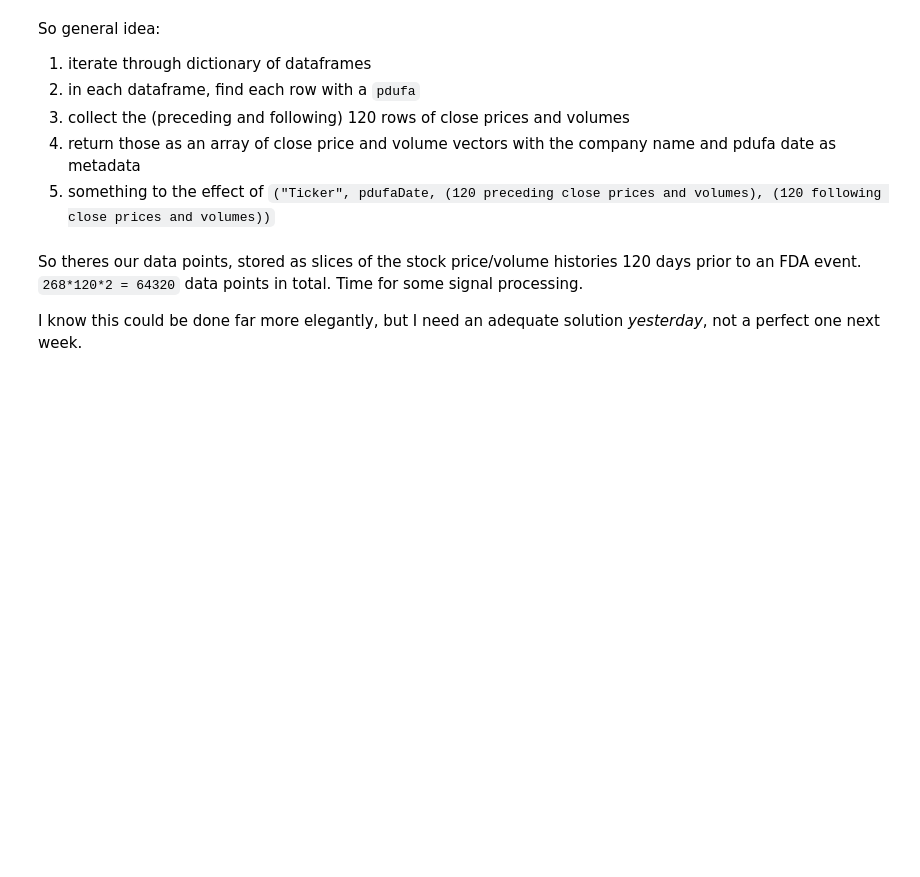
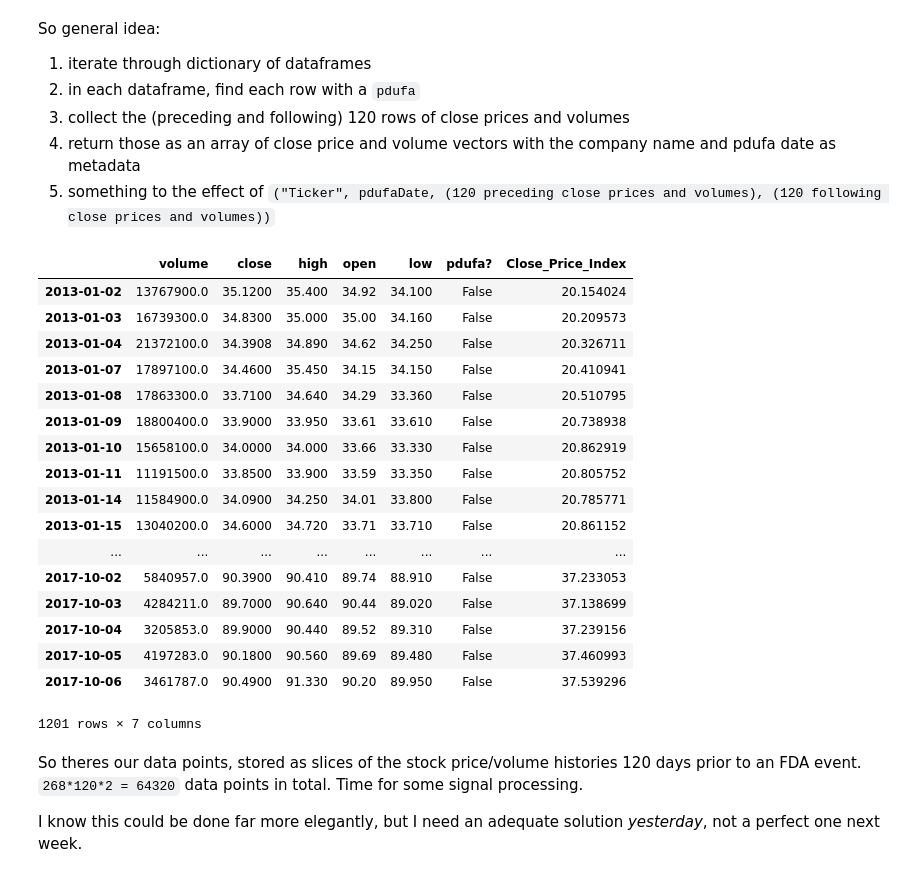
Before and after one commit to BenDavidAaron/FDA-Decision-Stock-Predictor, a Jupyter notebook: slicingTrainingDataFromWholeSet.ipynb, the cells around one changed output. Cells and saved outputs as stored; diff of their text form; code cells hidden in the pictures; blank space fills up the shorter version.

```diff
--- a/slicingTrainingDataFromWholeSet.ipynb
+++ b/slicingTrainingDataFromWholeSet.ipynb
@@ -15,0 +18,2 @@ len(company_list)
+# %%
+closing_index = dill.load(open("close_price_series.pkl"))
@@ -59,6 +83,27 @@ So general idea:
 1. collect the (preceding and following) 120 rows of close prices and volumes
 1. return those as an array of close price and volume vectors with the company name and pdufa date as metadata
 1. something to the effect of `("Ticker", pdufaDate, (120 preceding close prices and volumes), (120 following close prices and volumes))`
+# %%
+company_dataframes['ABBV'].join(closing_index, how='left')
+# %% [output]
+|  | volume | close | high | open | low | pdufa? | Close_Price_Index |
+| 2013-01-02 | 13767900.0 | 35.1200 | 35.400 | 34.92 | 34.100 | False | 20.154024 |
+| 2013-01-03 | 16739300.0 | 34.8300 | 35.000 | 35.00 | 34.160 | False | 20.209573 |
+| 2013-01-04 | 21372100.0 | 34.3908 | 34.890 | 34.62 | 34.250 | False | 20.326711 |
+| 2013-01-07 | 17897100.0 | 34.4600 | 35.450 | 34.15 | 34.150 | False | 20.410941 |
+| 2013-01-08 | 17863300.0 | 33.7100 | 34.640 | 34.29 | 33.360 | False | 20.510795 |
+| 2013-01-09 | 18800400.0 | 33.9000 | 33.950 | 33.61 | 33.610 | False | 20.738938 |
+| 2013-01-10 | 15658100.0 | 34.0000 | 34.000 | 33.66 | 33.330 | False | 20.862919 |
+| 2013-01-11 | 11191500.0 | 33.8500 | 33.900 | 33.59 | 33.350 | False | 20.805752 |
+| 2013-01-14 | 11584900.0 | 34.0900 | 34.250 | 34.01 | 33.800 | False | 20.785771 |
+| 2013-01-15 | 13040200.0 | 34.6000 | 34.720 | 33.71 | 33.710 | False | 20.861152 |
+| ... | ... | ... | ... | ... | ... | ... | ... |
+| 2017-10-02 | 5840957.0 | 90.3900 | 90.410 | 89.74 | 88.910 | False | 37.233053 |
+| 2017-10-03 | 4284211.0 | 89.7000 | 90.640 | 90.44 | 89.020 | False | 37.138699 |
+| 2017-10-04 | 3205853.0 | 89.9000 | 90.440 | 89.52 | 89.310 | False | 37.239156 |
+| 2017-10-05 | 4197283.0 | 90.1800 | 90.560 | 89.69 | 89.480 | False | 37.460993 |
+| 2017-10-06 | 3461787.0 | 90.4900 | 91.330 | 90.20 | 89.950 | False | 37.539296 |
+1201 rows × 7 columns
 # %%
 data = []
 for company in tqdm_notebook(company_list):
```
Also changed, not shown: parts of 7 cells of this notebook, 2 other files.
